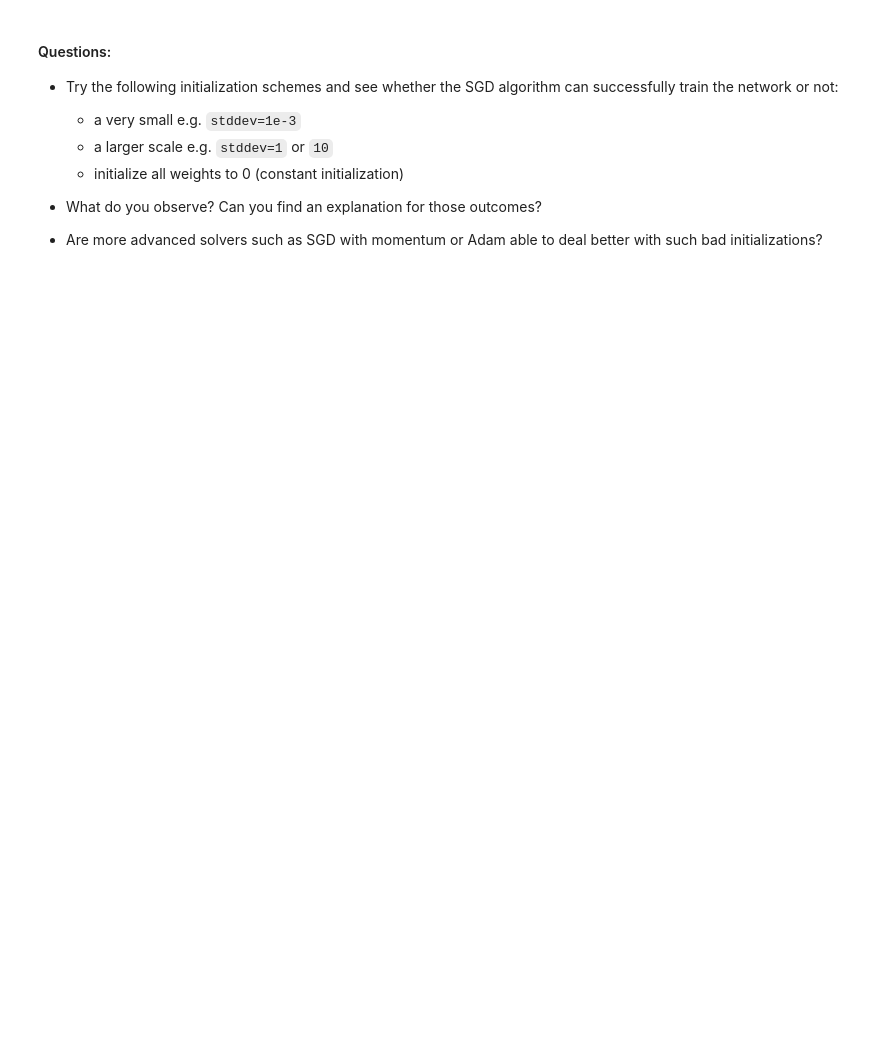
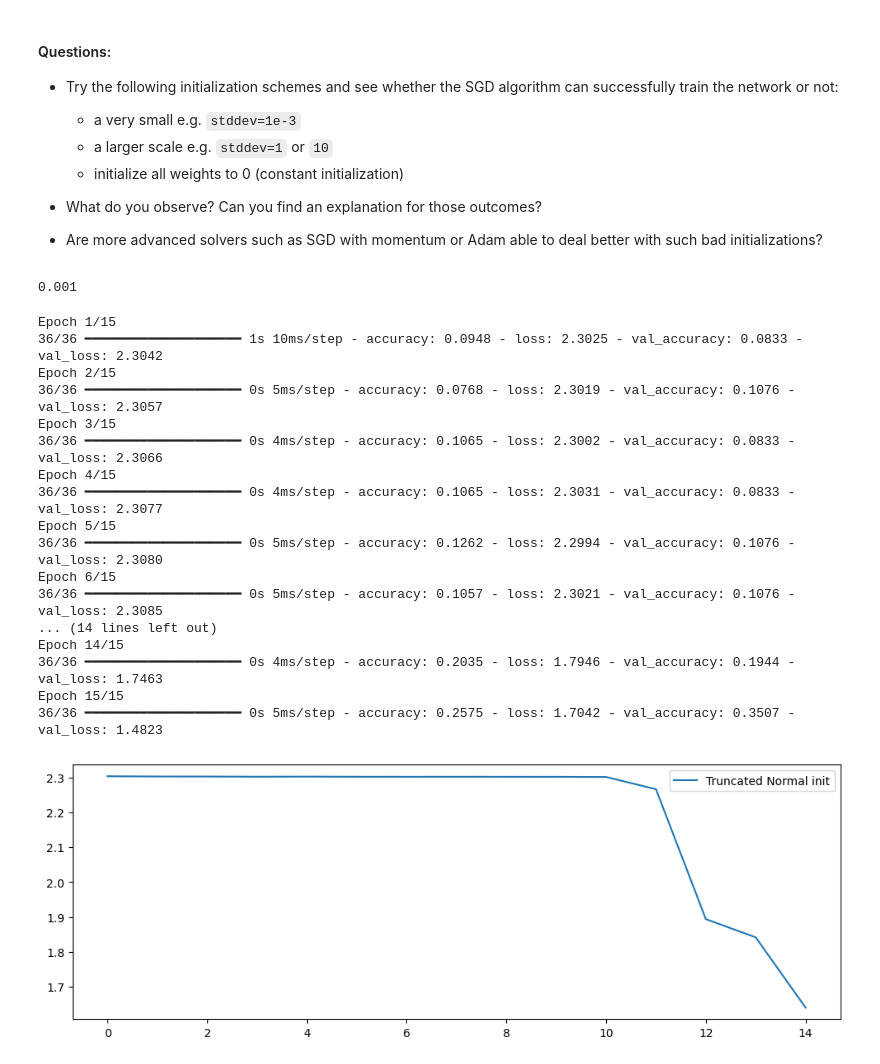
Before and after one commit to UofT-DSI/deep_learning, a Jupyter notebook: 01_materials/labs/lab_1.ipynb, the cells around one changed output. Drawn from its saved outputs; the diff is of its cells as text; code cells hidden in the pictures; blank space fills up the shorter version.

```diff
--- a/01_materials/labs/lab_1.ipynb
+++ b/01_materials/labs/lab_1.ipynb
@@ -398,0 +801,58 @@ model.layers[0].weights
+# %%
+1e-3
+# %% [output]
+0.001
+# %%
+# Your code here
+# small stddev
+
+normal_init = initializers.TruncatedNormal(stddev=1e-3, seed=42)
+model = Sequential()
+
+# Input layer
+model.add(Dense(64, activation='tanh',kernel_initializer=normal_init))
+# Hidden layer
+model.add(Dense(64, activation='tanh',kernel_initializer=normal_init))
+# Output layer
+model.add(Dense(10, activation='softmax',kernel_initializer=normal_init))
+
+model.compile(
+    loss='categorical_crossentropy', # Loss function
+    optimizer=SGD(learning_rate = 0.1), # Optimizer
+    metrics=['accuracy'] # Metrics to evaluate the model
+)
+
+history = model.fit(
+    X_train, # Training data
+    y_train, # Training labels
+    epochs=15, # Number of epochs
+    batch_size=32, # Number of samples per batch
+    validation_split=0.2 # Use 20% of the data for validation
+)
+
+# loss, accuracy = model.evaluate(X_test, y_test)
+
+# print(f'Loss:     {loss:.2f}')
+# print(f'Accuracy: {accuracy*100:.2f}%')
+plt.figure(figsize=(12, 4))
+plt.plot(history.history['loss'], label="Truncated Normal init")
+plt.legend();
+# %% [output]
+Epoch 1/15
+36/36 ━━━━━━━━━━━━━━━━━━━━ 1s 10ms/step - accuracy: 0.0948 - loss: 2.3025 - val_accuracy: 0.0833 - val_loss: 2.3042
+Epoch 2/15
+36/36 ━━━━━━━━━━━━━━━━━━━━ 0s 5ms/step - accuracy: 0.0768 - loss: 2.3019 - val_accuracy: 0.1076 - val_loss: 2.3057
+Epoch 3/15
+36/36 ━━━━━━━━━━━━━━━━━━━━ 0s 4ms/step - accuracy: 0.1065 - loss: 2.3002 - val_accuracy: 0.0833 - val_loss: 2.3066
+Epoch 4/15
+36/36 ━━━━━━━━━━━━━━━━━━━━ 0s 4ms/step - accuracy: 0.1065 - loss: 2.3031 - val_accuracy: 0.0833 - val_loss: 2.3077
+Epoch 5/15
+36/36 ━━━━━━━━━━━━━━━━━━━━ 0s 5ms/step - accuracy: 0.1262 - loss: 2.2994 - val_accuracy: 0.1076 - val_loss: 2.3080
+Epoch 6/15
+36/36 ━━━━━━━━━━━━━━━━━━━━ 0s 5ms/step - accuracy: 0.1057 - loss: 2.3021 - val_accuracy: 0.1076 - val_loss: 2.3085
+... (14 lines left out)
+Epoch 14/15
+36/36 ━━━━━━━━━━━━━━━━━━━━ 0s 4ms/step - accuracy: 0.2035 - loss: 1.7946 - val_accuracy: 0.1944 - val_loss: 1.7463
+Epoch 15/15
+36/36 ━━━━━━━━━━━━━━━━━━━━ 0s 5ms/step - accuracy: 0.2575 - loss: 1.7042 - val_accuracy: 0.3507 - val_loss: 1.4823
+[figure, added]
```
Also changed, not shown: parts of 41 cells of this notebook, 2 other files.
